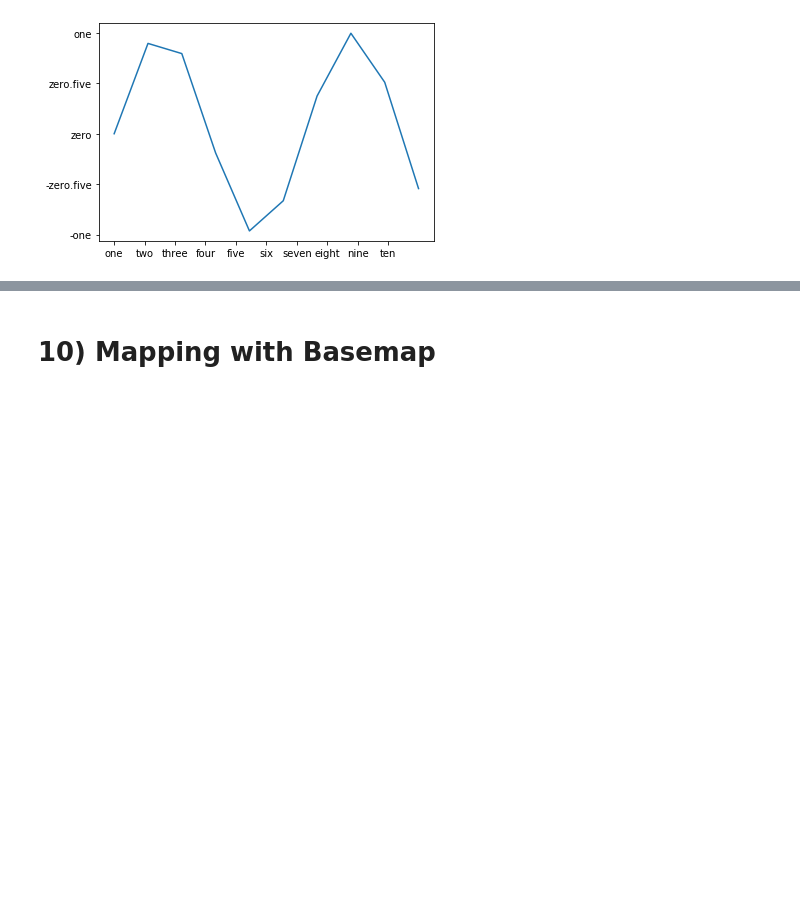
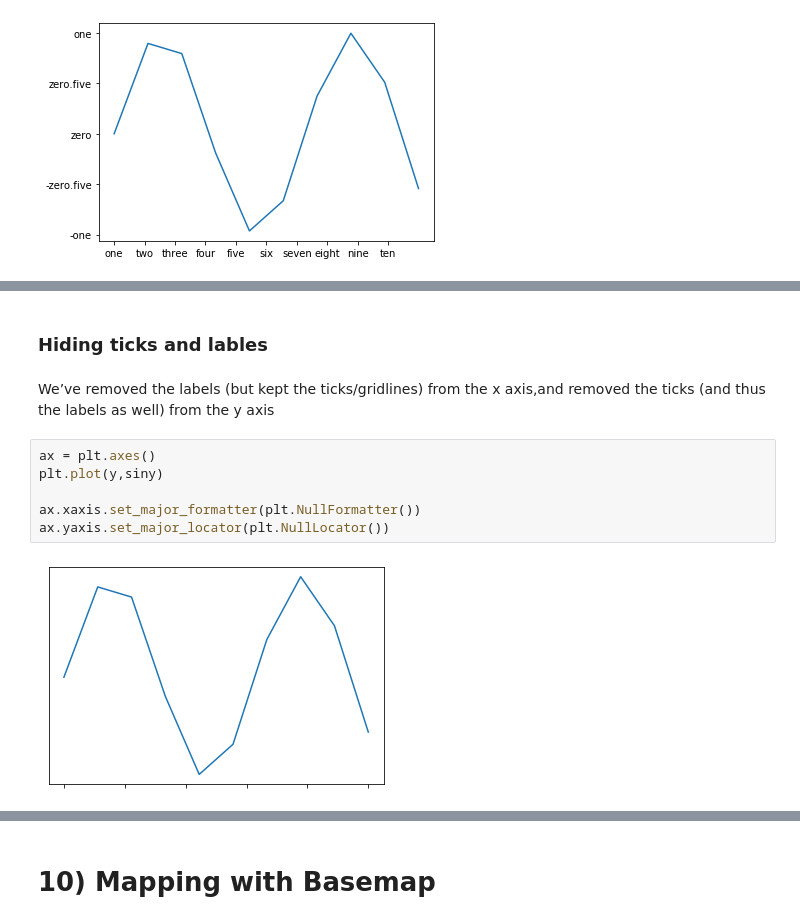
Before and after one commit to Tanzeel550/Complete-References, a Jupyter notebook: Visualization using Matplotlib.ipynb, the cells around one changed output, grey strips where cells are left out. Cells and saved outputs as stored; diff of their text form; blank space fills up the shorter version.

```diff
--- a/Visualization using Matplotlib.ipynb
+++ b/Visualization using Matplotlib.ipynb
@@ -550,0 +570,12 @@ ax.set_yticklabels(['-one', '-zero.five','zero','zero.five','one'])
+# %% [markdown]
+### Hiding ticks and lables
+# %% [markdown]
+We’ve  removed  the  labels  (but  kept  the  ticks/gridlines)  from  the  x  axis,and removed the ticks (and thus the labels as well) from the y axis
+# %%
+ax = plt.axes()
+plt.plot(y,siny)
+
+ax.xaxis.set_major_formatter(plt.NullFormatter())
+ax.yaxis.set_major_locator(plt.NullLocator())
+# %% [output]
+[figure, added]
```
Also changed, not shown: parts of 17 cells of this notebook, 1 other file.
